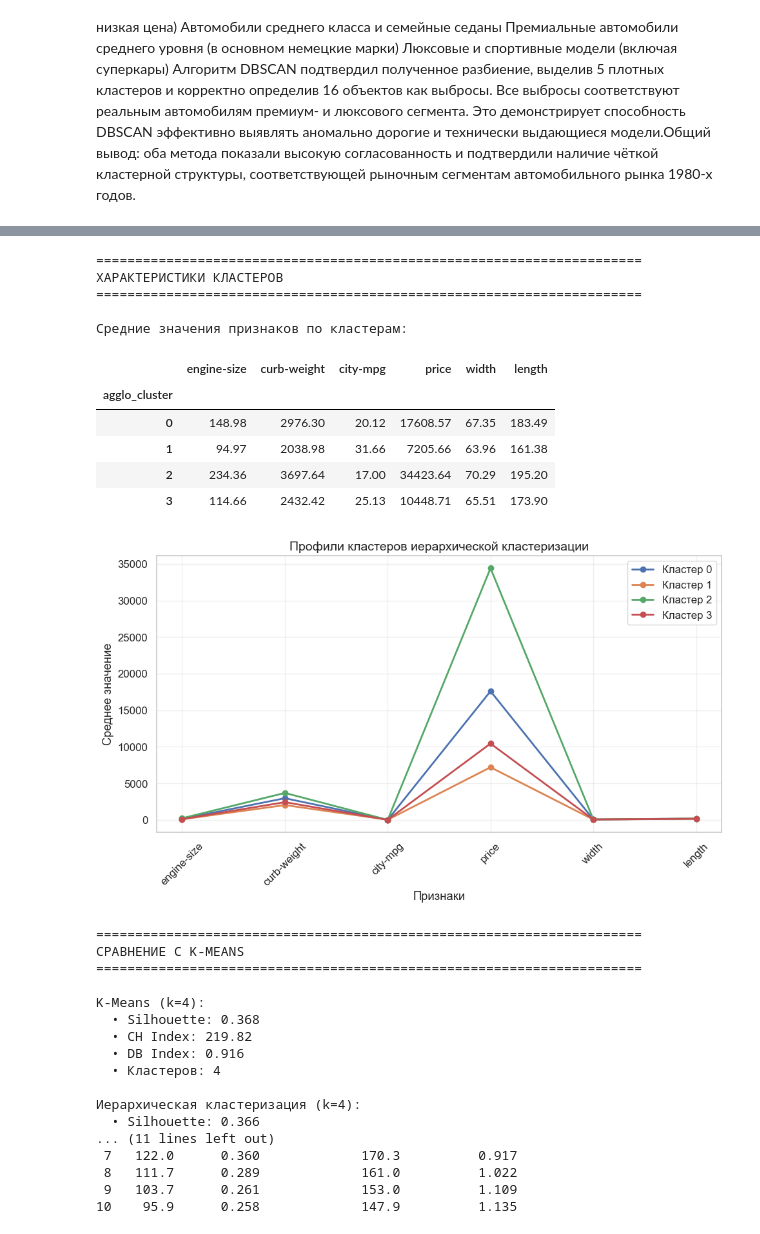
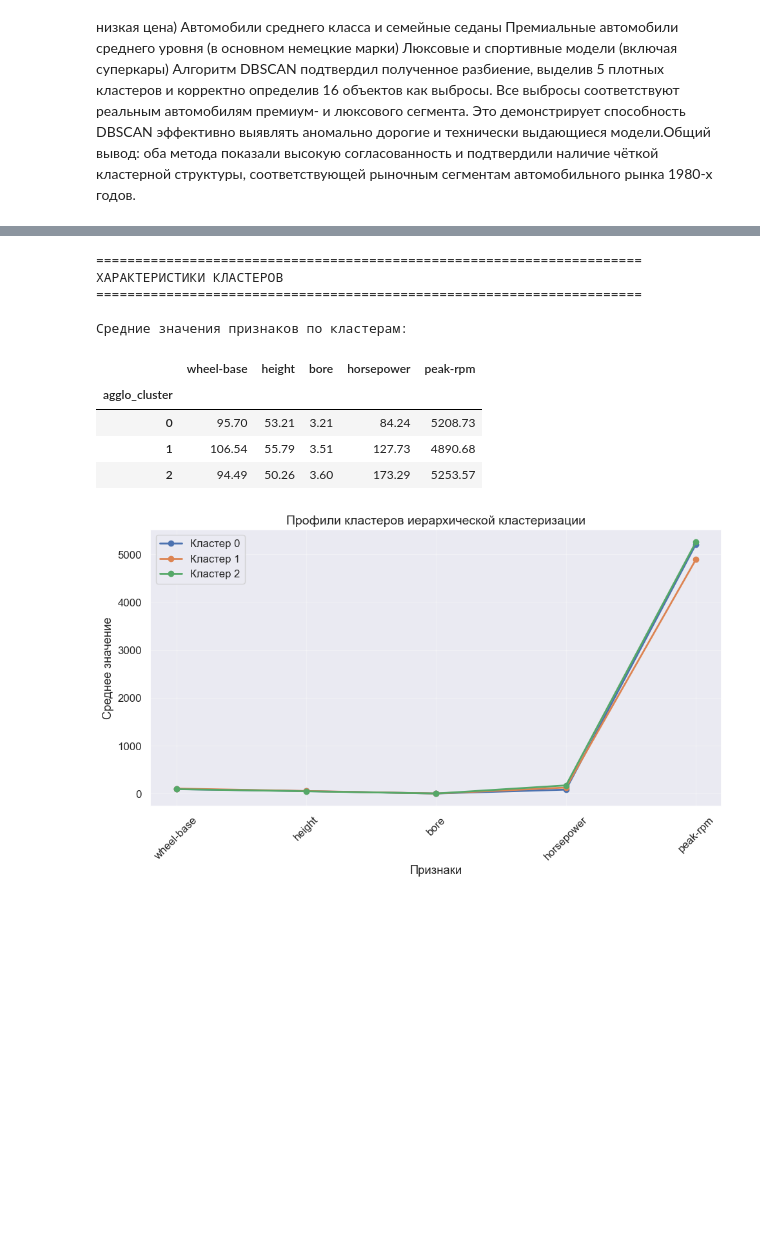
Before and after one commit to cute-dot/ML_LAB_WORK, a Jupyter notebook: lab4/lab4.ipynb, the cells around one changed output, grey strips where cells are left out. Drawn from its saved outputs; the diff is of its cells as text; code cells hidden in the pictures; blank space fills up the shorter version.

```diff
--- a/lab4/lab4.ipynb
+++ b/lab4/lab4.ipynb
@@ -375,9 +414,9 @@ plt.show()
 # %%
 # === ВИЗУАЛИЗАЦИЯ РАСПРЕДЕЛЕНИЙ ОТОБРАННЫХ ПРИЗНАКОВ (ГОРИЗОНТАЛЬНО) ===
-fig, axes = plt.subplots(2, len(selected_for_corr), figsize=(20, 8))
+fig, axes = plt.subplots(2, len(selected_features), figsize=(20, 8))
 
 # Верхний ряд: ДО масштабирования
-for i, col in enumerate(selected_for_corr):
+for i, col in enumerate(selected_features):
     axes[0, i].hist(df_clean[col].dropna(), bins=30, alpha=0.7, color='skyblue', edgecolor='black')
     axes[0, i].set_title(f'{col}\n(до масштабирования)', fontsize=11)
     axes[0, i].grid(False, axis='y')
@@ -386,7 +425,7 @@ for i, col in enumerate(selected_for_corr):
 axes[0, 0].set_ylabel('Частота\n(оригинальные значения)', fontsize=11)
 
 # Нижний ряд: ПОСЛЕ масштабирования
-for i, col in enumerate(selected_for_corr):
+for i, col in enumerate(selected_features):
     axes[1, i].hist(df_scaled[col].dropna(), bins=30, alpha=0.7, color='salmon', edgecolor='black')
     axes[1, i].set_title(f'{col}\n(после RobustScaler)', fontsize=11)
     axes[1, i].grid(False, axis='y')
@@ -1127,7 +1222,7 @@ print("="*70)
 print("ИЕРАРХИЧЕСКАЯ КЛАСТЕРИЗАЦИЯ (AGGLOMERATIVE CLUSTERING)")
 print("="*70)
 
-X_scaled = df_scaled[selected_features].values
+X_scaled = df_scaled[selected_features]
 print(f"Размерность данных: {X_scaled.shape}")
 
 print("\n" + "="*70)
@@ -1139,7 +1234,7 @@ inertias = []  # Сумма квадратов расстояний внутри
 silhouettes = []
 
 # Выбираем k (обычно берем силуэт, так как он надежнее)
-final_k = 4
+final_k = 3
 print(f"\nВыбранное k для кластеризации: {final_k}")
 
 # === 4. ВЫПОЛНЕНИЕ ИЕРАРХИЧЕСКОЙ КЛАСТЕРИЗАЦИИ ===
@@ -1148,7 +1243,7 @@ print(f"ВЫПОЛНЕНИЕ ИЕРАРХИЧЕСКОЙ КЛАСТЕРИЗАЦИ
 print("="*70)
 
 # Выполняем кластеризацию
-agglo = AgglomerativeClustering(n_clusters=final_k, metric='euclidean', linkage='ward')
+agglo = AgglomerativeClustering(n_clusters=final_k, linkage='ward')
 agglo_labels = agglo.fit_predict(X_scaled)
 
 # Добавляем метки к данным
@@ -1218,36 +1313,6 @@ plt.grid(True, alpha=0.3)
 plt.xticks(rotation=45)
 plt.tight_layout()
 plt.show()
-
-# === 7. СРАВНЕНИЕ С K-MEANS ===
-print("\n" + "="*70)
-print("СРАВНЕНИЕ С K-MEANS")
-print("="*70)
-
-print(f"\nK-Means (k=4):")
-print(f"  • Silhouette: 0.368")
-print(f"  • CH Index: 219.82")
-print(f"  • DB Index: 0.916")
-print(f"  • Кластеров: 4")
-
-print(f"\nИерархическая кластеризация (k={final_k}):")
-print(f"  • Silhouette: {sil_score:.3f}")
-print(f"  • CH Index: {ch_score:.2f}")
-print(f"  • DB Index: {db_score:.3f}")
-print(f"  • Кластеров: {final_k}")
-
-# Определяем, какой метод лучше
-if sil_score > 0.368:
-    better = "Иерархическая кластеризация показала ЛУЧШИЕ результаты"
-elif abs(sil_score - 0.368) < 0.05:
-    better = "Оба метода показали СХОЖИЕ результаты"
-else:
-    better = "K-Means показал ЛУЧШИЕ результаты"
-
-print(f"\n{better}")
-
-
-print(metrics_table.to_string(index=False))
 # %% [output]
 ======================================================================
 ИЕРАРХИЧЕСКАЯ КЛАСТЕРИЗАЦИЯ (AGGLOMERATIVE CLUSTERING)
@@ -1270,29 +1335,11 @@ print(metrics_table.to_string(index=False))
 ======================================================================
 ХАРАКТЕРИСТИКИ КЛАСТЕРОВ
 ======================================================================
 
 Средние значения признаков по кластерам:
-|  | engine-size | curb-weight | city-mpg | price | width | length |
-| agglo_cluster |  |  |  |  |  |  |
-| 0 | 148.98 | 2976.30 | 20.12 | 17608.57 | 67.35 | 183.49 |
-| 1 | 94.97 | 2038.98 | 31.66 | 7205.66 | 63.96 | 161.38 |
-| 2 | 234.36 | 3697.64 | 17.00 | 34423.64 | 70.29 | 195.20 |
-| 3 | 114.66 | 2432.42 | 25.13 | 10448.71 | 65.51 | 173.90 |
+|  | wheel-base | height | bore | horsepower | peak-rpm |
+| agglo_cluster |  |  |  |  |  |
+| 0 | 95.70 | 53.21 | 3.21 | 84.24 | 5208.73 |
+| 1 | 106.54 | 55.79 | 3.51 | 127.73 | 4890.68 |
+| 2 | 94.49 | 50.26 | 3.60 | 173.29 | 5253.57 |
-[figure, old version]
+[figure, new version]
-======================================================================
-СРАВНЕНИЕ С K-MEANS
-======================================================================
-
-K-Means (k=4):
-  • Silhouette: 0.368
-  • CH Index: 219.82
-  • DB Index: 0.916
-  • Кластеров: 4
-
-Иерархическая кластеризация (k=4):
-  • Silhouette: 0.366
-... (11 lines left out)
- 7   122.0      0.360             170.3          0.917
- 8   111.7      0.289             161.0          1.022
- 9   103.7      0.261             153.0          1.109
-10    95.9      0.258             147.9          1.135
```
Also changed, not shown: parts of 19 cells of this notebook, 1 other file.
